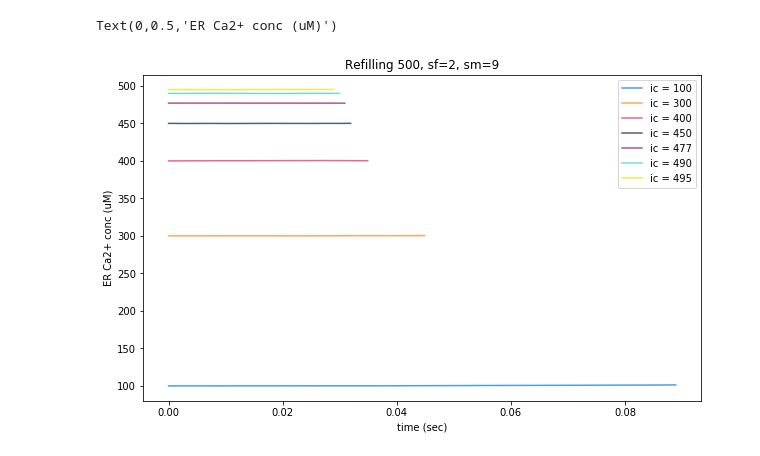
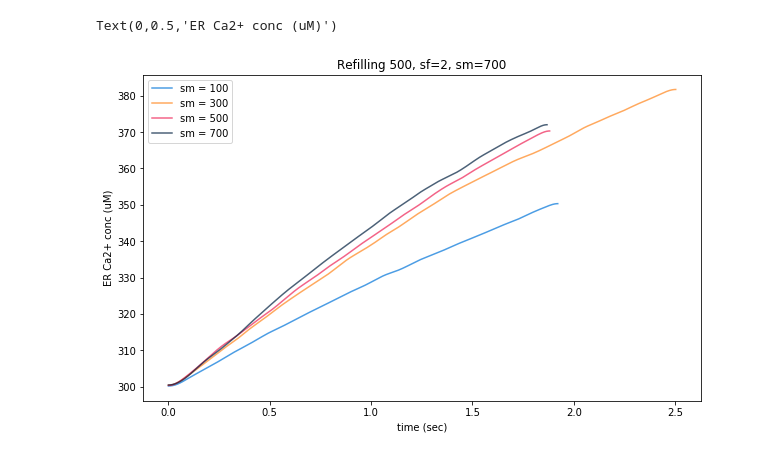
Before and after one commit to KabirDabholkar/tripartiteSynapse, a Jupyter notebook: tools/tools/SERCA brute 6 refilling time.ipynb, the cells around one changed output. Cells and saved outputs as stored; diff of their text form; code cells hidden in the pictures.

```diff
--- a/tools/tools/SERCA brute 6 refilling time.ipynb
+++ b/tools/tools/SERCA brute 6 refilling time.ipynb
@@ -171,25 +229,63 @@ for sm in serca_mult:
+# %%
+"""data={}
+for i,sm in enumerate(serca_mult):
+    data[sm]={}
+    for j,ic in enumerate(initial_conc):
+        #print('i=',i,'j=',j)
+        #print(i*sm_len+j)
+        data[sm][ic]=data_list[i*sm_len+j]
+        #data[sm][ic].T[1]*=1e15/N_avo/vol_er*1e6"""
+#load data 500
+data={}
+for sm in serca_mult:
+    data[sm]={}
+    for ic in initial_conc:
+        data_file='/data/kabir/output/ppf/brute9/sm'+str(sm)+"/"+str(sf)+'/'+str(ic)+'/Average/ca.dat'
+        #print data_file
+        data[sm][ic]=np.loadtxt(data_file)
+        data[sm][ic].T[1]*=1e15/N_avo/vol_er*1e6 #micromolar
 # %%
-#plot sf=2, sm=3 for different ic
+#plot sf=2, sm= for different ic
 
 color=["#0074D9", "#FF851B", "#EE2255", "#001f3f", "#85144b", "#39CCCC", "#FFDC00",
        "#2ECC40", "#7FDBFF", "#B10DC9", "#3D9970", "#AAAAAA", "#000000"]
 sf=2
-sm=9
+#sm=500
+ic=300
 plt.figure(figsize=(10,6))
-for i,ic in enumerate(initial_conc):
+for i,sm in enumerate(serca_mult):
     ydata=data[sm][ic].T[1]
     xdata=data[sm][ic].T[0]
-    #ydata = gaussian_filter1d(ydata, sigma=0)
-    plt.plot(xdata,ydata,color=color[i%12],label='ic = '+str(ic), alpha=0.7)
+    ydata = gaussian_filter1d(ydata, sigma=300)
+    slope,intercept,tau=eval_tau_at_time(0.5,xfor sm in serca_mult:
+    for sf in serca_f:
+        averager("/data/kabir/output/ppf/brute9/sm"+str(sm)+"/"+str(sf)+"/"+str(ic)+"/")
+
+#load data 750
+data={}
+ic=750
+for sm in serca_mult:
+    data[sm]={}
+    for sf in serca_f:
+        data_file='/data/kabir/output/ppf/brute8/sm'+str(sm)+"/"+str(sf)+'/'+str(ic)+'/Average/ca.dat'
+        #print data_file
+        data[sm][sf]=np.loadtxt(data_file)
+        data[sm][sf].T[1]*=1e15/N_avo/vol_er*1e6 #micromolar """data,ydata,500)
+
+    plt.plot(xdata,ydata,color=color[i%12],label='sm = '+str(sm), alpha=0.7)
+    #xline=np.linspace(0,2,100)
+    #yline=slope*xline+intercept
+    #plt.plot(xline,yline,color=color[i%12])
     #print("(Optimum sf, error)=",optimize_slope(data[sm],250))
 plt.legend()
 plt.title("Refilling 500, sf="+str(sf)+", sm="+str(sm))
 plt.xlabel('time (sec)')
 plt.ylabel('ER Ca2+ conc (uM)')
-#plt.ylim((490,500))
+#plt.ylim((120,180))
+#plt.xlim((0.25,0.75))
 #plt.savefig('/home/kabir/Project/plots/brute6/new_sf_750.eps')#"""
 #plt.savefig('/home/kabir/Project/midsemreport_spring2019/new_sm.eps')
 #print(optimize_slope(data[sm],750))
 # %% [output]
 Text(0,0.5,'ER Ca2+ conc (uM)')
-[figure, old version]
+[figure, new version]
```
Also changed, not shown: parts of 10 cells of this notebook, 31 other files.
